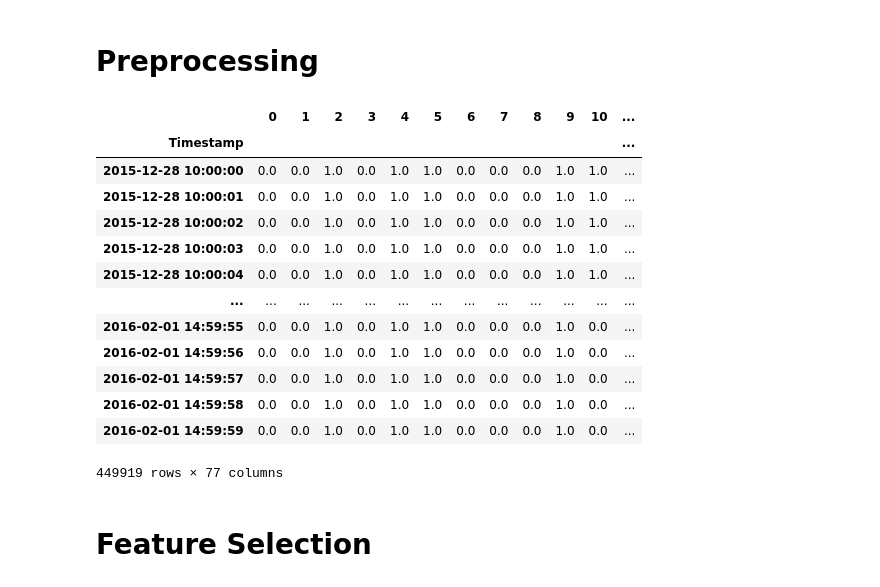
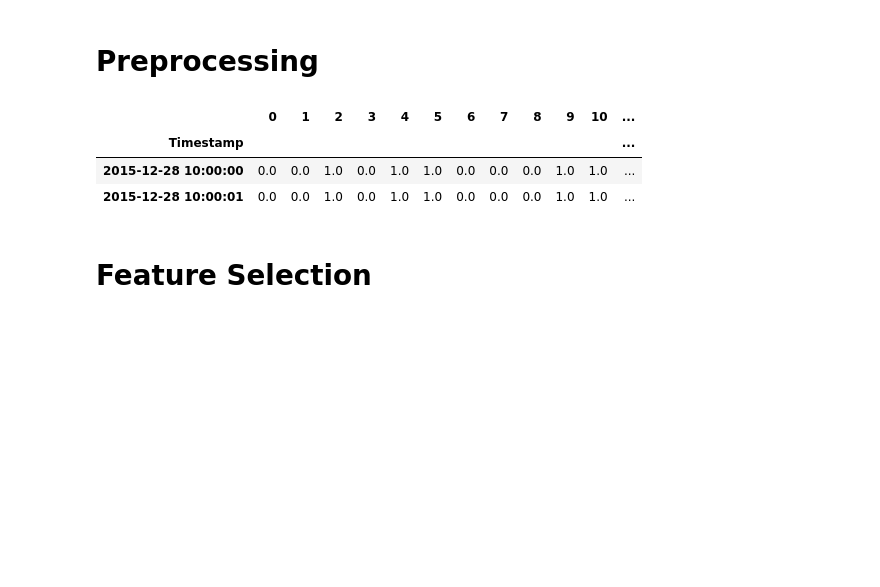
Before and after one commit to Ermiyas21/ICSSWaT, a Jupyter notebook: swat_final.ipynb, the cells around one changed output. Cells and saved outputs as stored; diff of their text form; code cells hidden in the pictures; blank space fills up the shorter version.

```diff
--- a/swat_final.ipynb
+++ b/swat_final.ipynb
@@ -50,46 +55,36 @@ df = df.dropna()
 # %%
 # preprocessoing the data with onehot encoding for catagorical data and Normalize numrical data with min max scaler
 def preprocess(df):
   df = df.copy()
   #OneHotEncode categorical data
   encoder = OneHotEncoder(sparse = False)
   enc_df = pd.DataFrame(encoder.fit_transform(df[actuator_columns]))
   enc_df.index = df.index
   df.drop(actuator_columns, axis='columns', inplace=True)
 
-  #Normalize numerical data
+  # Normalize numerical data
   minmax_scale = pd.DataFrame(MinMaxScaler().fit_transform(df[sensor_columns]))
   minmax_scale.index = df.index
 
   df.drop(sensor_columns, axis='columns', inplace=True)
 
   #LabelEncode y - Class
   label_enc = pd.DataFrame(LabelEncoder().fit_transform(df[label_col]))
   label_enc.index = df.index
   df.drop([label_col], axis='columns', inplace=True)
   #concat retval - concatenate all encode data to variable ret
   ret = pd.DataFrame()
-  retVal = pd.concat([df, enc_df, minmax_scale, label_enc], axis=1, ignore_index=True)
+  retVal = pd.concat([enc_df,df, minmax_scale, label_enc], axis=1, ignore_index=True)
   retVal = retVal.reindex(df.index)
   return retVal
 
 processed_df = preprocess(df)
-processed_df
+processed_df.head(2)
 # %% [output]
 |  | 0 | 1 | 2 | 3 | 4 | 5 | 6 | 7 | 8 | 9 | 10 | ... |
 | Timestamp |  |  |  |  |  |  |  |  |  |  |  | ... |
 | 2015-12-28 10:00:00 | 0.0 | 0.0 | 1.0 | 0.0 | 1.0 | 1.0 | 0.0 | 0.0 | 0.0 | 1.0 | 1.0 | ... |
 | 2015-12-28 10:00:01 | 0.0 | 0.0 | 1.0 | 0.0 | 1.0 | 1.0 | 0.0 | 0.0 | 0.0 | 1.0 | 1.0 | ... |
-| 2015-12-28 10:00:02 | 0.0 | 0.0 | 1.0 | 0.0 | 1.0 | 1.0 | 0.0 | 0.0 | 0.0 | 1.0 | 1.0 | ... |
-| 2015-12-28 10:00:03 | 0.0 | 0.0 | 1.0 | 0.0 | 1.0 | 1.0 | 0.0 | 0.0 | 0.0 | 1.0 | 1.0 | ... |
-| 2015-12-28 10:00:04 | 0.0 | 0.0 | 1.0 | 0.0 | 1.0 | 1.0 | 0.0 | 0.0 | 0.0 | 1.0 | 1.0 | ... |
-| ... | ... | ... | ... | ... | ... | ... | ... | ... | ... | ... | ... | ... |
-| 2016-02-01 14:59:55 | 0.0 | 0.0 | 1.0 | 0.0 | 1.0 | 1.0 | 0.0 | 0.0 | 0.0 | 1.0 | 0.0 | ... |
-| 2016-02-01 14:59:56 | 0.0 | 0.0 | 1.0 | 0.0 | 1.0 | 1.0 | 0.0 | 0.0 | 0.0 | 1.0 | 0.0 | ... |
-| 2016-02-01 14:59:57 | 0.0 | 0.0 | 1.0 | 0.0 | 1.0 | 1.0 | 0.0 | 0.0 | 0.0 | 1.0 | 0.0 | ... |
-| 2016-02-01 14:59:58 | 0.0 | 0.0 | 1.0 | 0.0 | 1.0 | 1.0 | 0.0 | 0.0 | 0.0 | 1.0 | 0.0 | ... |
-| 2016-02-01 14:59:59 | 0.0 | 0.0 | 1.0 | 0.0 | 1.0 | 1.0 | 0.0 | 0.0 | 0.0 | 1.0 | 0.0 | ... |
-449919 rows × 77 columns
 # %% [markdown]
 # Feature Selection
 # %%
```
Also changed, not shown: parts of 32 cells of this notebook.
